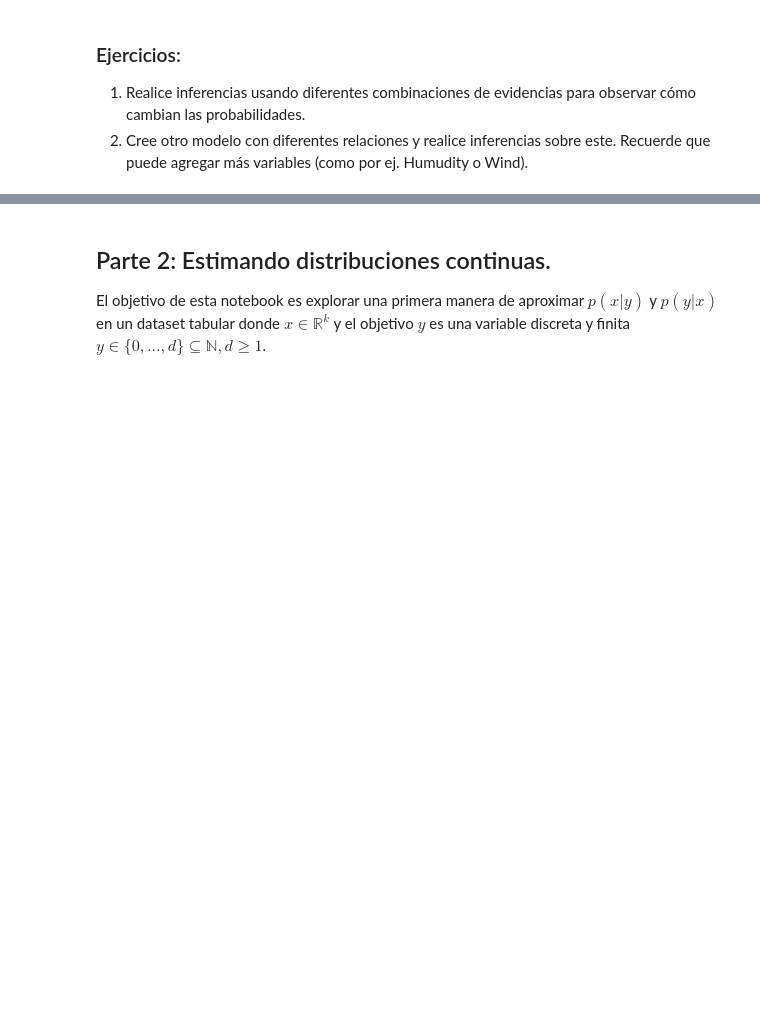
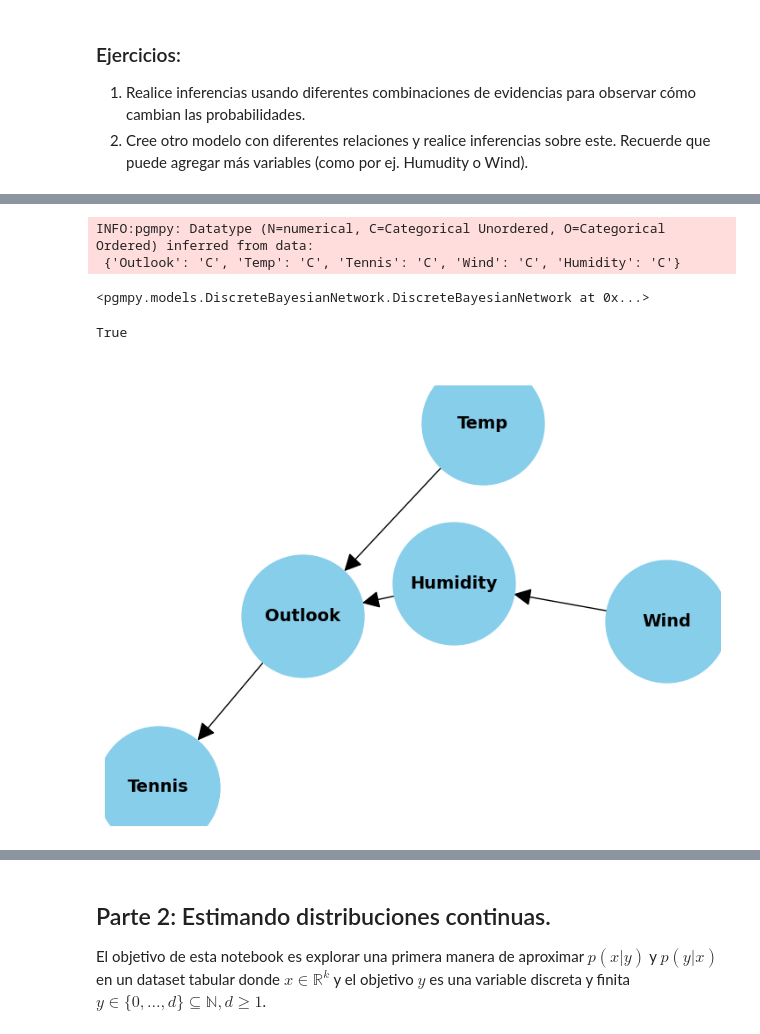
Before and after one commit to joacoguerrae/ia_generativa, a Jupyter notebook: practico_2/Practico2.ipynb, the cells around one changed output, grey strips where cells are left out. Drawn from its saved outputs; the diff is of its cells as text; code cells hidden in the pictures; blank space fills up the shorter version.

```diff
--- a/practico_2/Practico2.ipynb
+++ b/practico_2/Practico2.ipynb
@@ -181,0 +229,26 @@ Resultado de la inferencia:
+# %%
+outlook = 'Outlook'
+temp = 'Temp'
+wind = 'Wind'
+tennis = 'Tennis'
+humidity = 'Humidity'
+
+data = data[[outlook, temp, tennis, wind, humidity]]
+# %%
+relations_2 = [(humidity,outlook),(temp,outlook),(wind,humidity),(outlook,tennis)]
+# %%
+model_2 = DiscreteBayesianNetwork (relations_2)
+# %%
+model_2.fit(data, estimator=MaximumLikelihoodEstimator)
+# %% [output]
+INFO:pgmpy: Datatype (N=numerical, C=Categorical Unordered, O=Categorical Ordered) inferred from data:
+ {'Outlook': 'C', 'Temp': 'C', 'Tennis': 'C', 'Wind': 'C', 'Humidity': 'C'}
+<pgmpy.models.DiscreteBayesianNetwork.DiscreteBayesianNetwork at 0x...>
+# %%
+model_2.check_model()
+# %% [output]
+True
+# %%
+visualize_graph(model_2)
+# %% [output]
+[figure, added]
```
Also changed, not shown: parts of 43 cells of this notebook.
